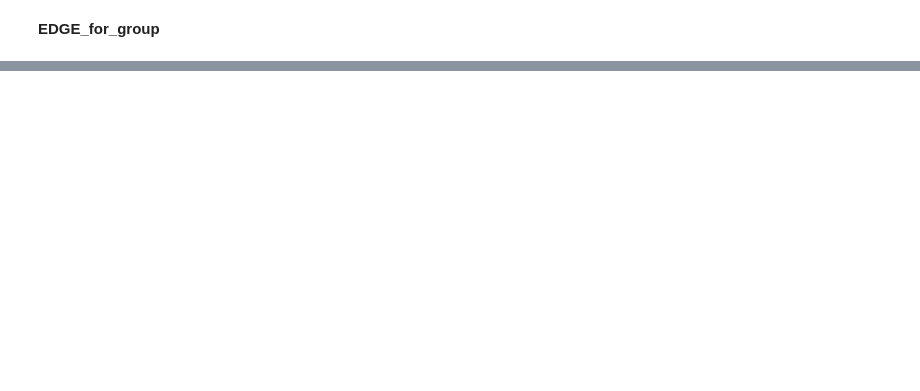
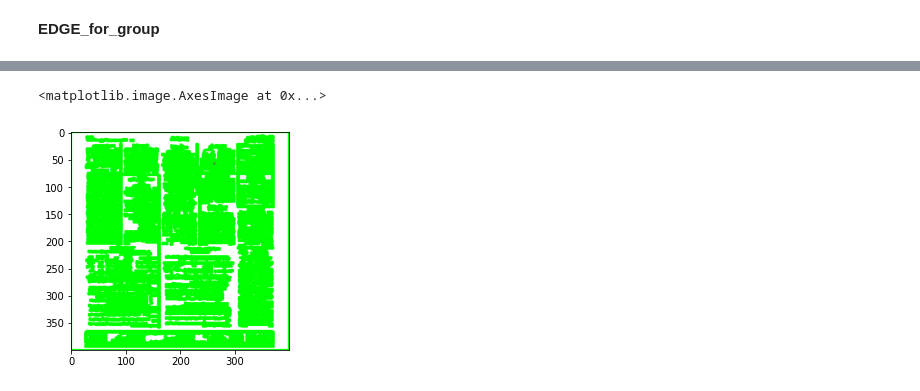
Before and after one commit to Bayrem-ben/colab.github.io, a Jupyter notebook: Projet_article.ipynb, the cells around one changed output, grey strips where cells are left out. Cells and saved outputs as stored; diff of their text form; code cells hidden in the pictures; blank space fills up the shorter version.

```diff
--- a/Projet_article.ipynb
+++ b/Projet_article.ipynb
@@ -305,0 +288,76 @@ plt.show()
+# %%
+import os
+import cv2
+import imutils
+import numpy as np
+from PIL import Image
+from imutils import face_utils
+import matplotlib.pyplot as plt
+from skimage import io
+from __future__ import print_function
+import cv2 as cv
+import numpy as np
+import argparse
+import random as rng
+
+
+img = os.path.join('/content/drive/My Drive/','ImagesFromPDF/')
+"""
+def countour_img(path):
+  l = []
+  #dim = (400, 400)
+
+  for fname in os.listdir(path):
+      #dim = fname.shape
+      fpath = os.path.join(path, fname)
+      image = cv2.imread(fpath)
+      #image = cv2.resize(image, dim, Image.ANTIALIAS)
+      #gray image conversion
+      gray = cv2.cvtColor(image, cv2.COLOR_BGR2GRAY)
+
+      threshold = 100
+      # Detect edges using Canny
+      canny_output = cv.Canny(gray, threshold, threshold * 2)
+      # Find contours
+      contours, hierarchy = cv.findContours(canny_output, cv.RETR_TREE, cv.CHAIN_APPROX_SIMPLE)
+      # Draw contours
+      drawing = np.zeros((canny_output.shape[0], canny_output.shape[1], 3), dtype=np.uint8)
+      for i in range(len(contours)):
+          color = (rng.randint(0,256), rng.randint(0,256), rng.randint(0,256))
+          cv.drawContours(drawing, contours, i, color, 2, cv.LINE_8, hierarchy, 0)
+
+      # Show in a window
+      l.append(drawing)
+      l.append(image)
+  return l
+"""
+def countour_img(path):
+  l = []
+  dim = (400, 400)
+
+  for fname in os.listdir(path):
+        fpath = os.path.join(path, fname)
+        image = cv2.imread(fpath)
+        image = cv2.resize(image, dim, Image.ANTIALIAS)
+
+        #gray image conversion
+        gray = cv2.cvtColor(image, cv2.COLOR_BGR2GRAY)
+        #applying edge detection
+        edged = cv2.Canny(gray , 50, 255)
+        #threshholding
+        thresh=cv2.threshold(edged,50,255,cv2.THRESH_BINARY_INV)[1]
+        #cnts = cv2.findContours(edged.copy(), cv2.RETR_EXTERNAL, cv2.CHAIN_APPROX_SIMPLE)
+        cnts = cv2.findContours(thresh.copy(),cv2.RETR_TREE, cv2.CHAIN_APPROX_SIMPLE) #RETR_LIST #contours, _
+        #clean concour
+        cnts = imutils.grab_contours(cnts)
+        image = cv2.drawContours(image, cnts, -1, (0, 255, 0), 2)
+
+        l.append(image)
+  return l
+
+img_tr = countour_img(img)
+#img_train = np.asarray(img_tr)
+plt.imshow(img_tr[11])
+# %% [output]
+<matplotlib.image.AxesImage at 0x...>
+[figure, added]
```
Also changed, not shown: parts of 5 cells of this notebook.
